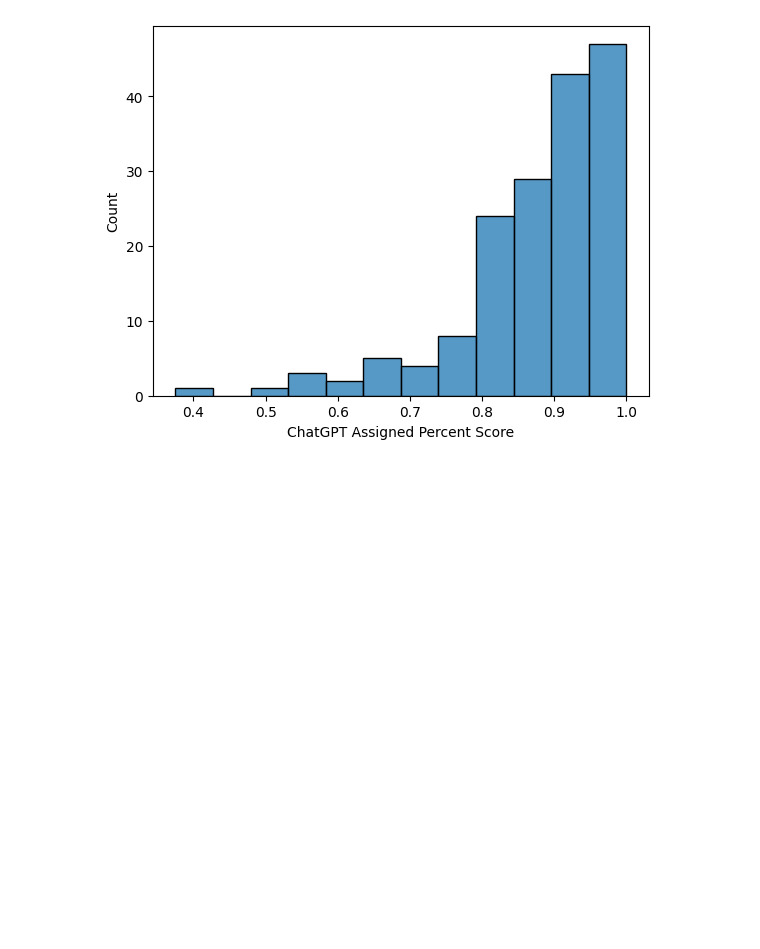
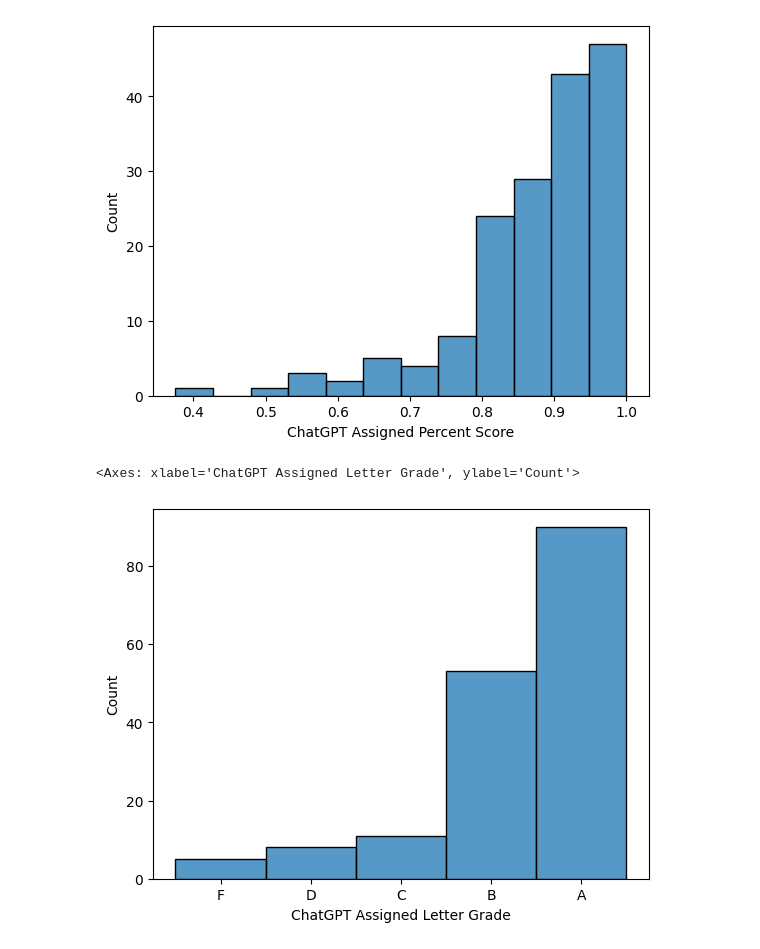
Before and after one commit to Darryl-Chamberlain-Jr/genAI_feedback_project, a Jupyter notebook: Linguistic Features Paper/ks_random_test.ipynb, the cells around one changed output. Saved outputs shown, nothing was run; the diff lists cells and outputs as text; code cells hidden in the pictures; blank space fills up the shorter version.

```diff
--- a/Linguistic Features Paper/ks_random_test.ipynb
+++ b/Linguistic Features Paper/ks_random_test.ipynb
@@ -49,6 +49,28 @@ sb.histplot(scores_df, x='ChatGPT Assigned Percent Score')
 # %% [output]
 <Axes: xlabel='ChatGPT Assigned Percent Score', ylabel='Count'>
 [figure]
+# %%
+def apply_grade_scale(row):
+    temp_num_score = row['ChatGPT Assigned Percent Score']
+    if (temp_num_score) <= 1.0 and (temp_num_score >= 0.9):
+        row['ChatGPT Assigned Letter Grade'] = 'A'
+    elif (temp_num_score) < 0.9 and (temp_num_score >= 0.8):
+        row['ChatGPT Assigned Letter Grade'] = 'B'
+    elif (temp_num_score) < 0.8 and (temp_num_score >= 0.7):
+        row['ChatGPT Assigned Letter Grade'] = 'C'
+    elif (temp_num_score) < 0.7 and (temp_num_score >= 0.6):
+        row['ChatGPT Assigned Letter Grade'] = 'D'
+    elif (temp_num_score) > 0 and (temp_num_score < 0.6):
+        row['ChatGPT Assigned Letter Grade'] = 'F'
+    return row
+
+scores_df = scores_df.apply(apply_grade_scale, axis=1)
+scores_df['ChatGPT Assigned Letter Grade'] = pd.Categorical(scores_df['ChatGPT Assigned Letter Grade'], ['F', 'D', 'C', 'B', 'A'])
+# %%
+sb.histplot(scores_df, x='ChatGPT Assigned Letter Grade')
+# %% [output]
+<Axes: xlabel='ChatGPT Assigned Letter Grade', ylabel='Count'>
+[figure, added]
 # %%
 def create_skewed_cdf(mean, stdev, size, skew):
     skew_norm = skew_norm_gen(name='skew_norm', shapes='skew')
```
Also changed, not shown: 3 other files.
